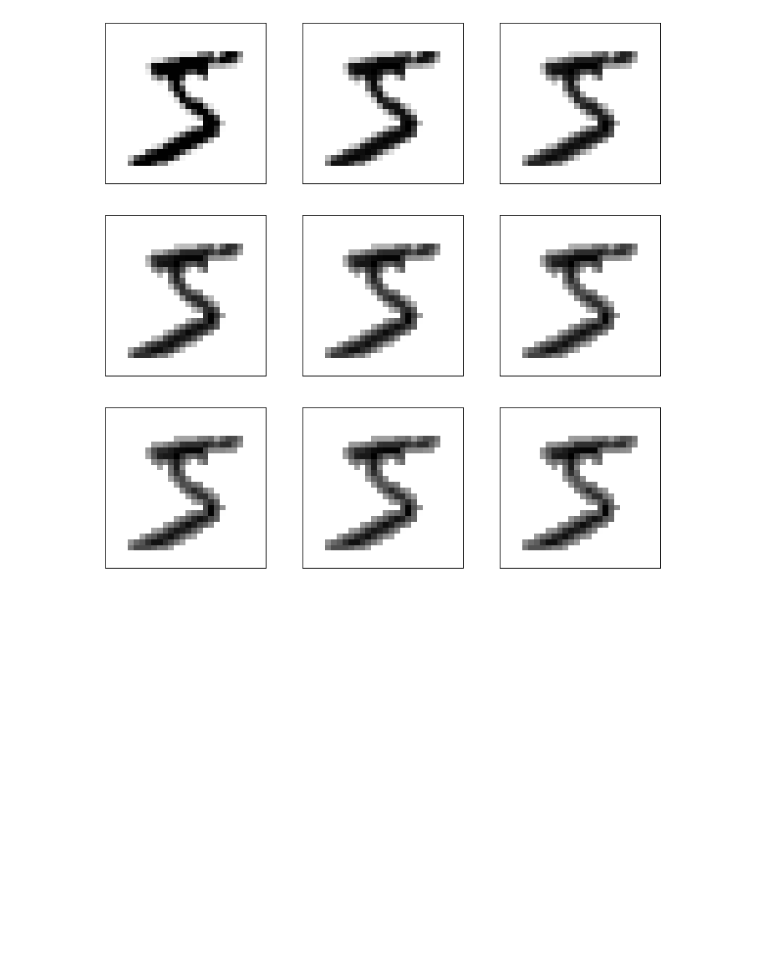
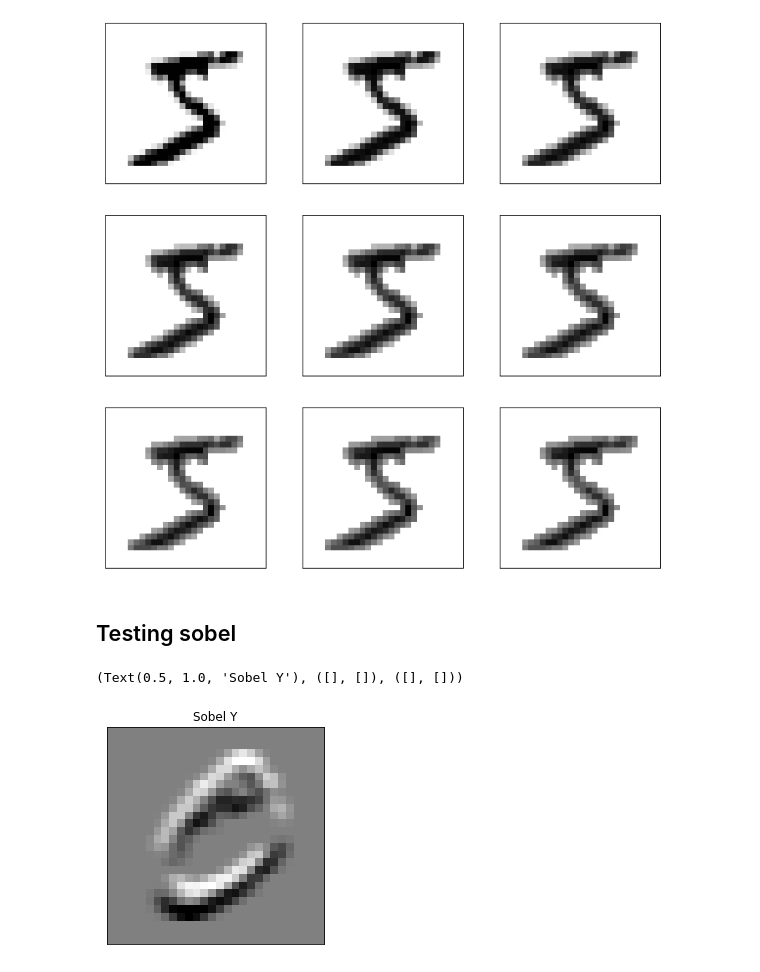
Before and after one commit to emiltj/data-science-exam-2022, a Jupyter notebook: scripts/ds.ipynb, the cells around one changed output. Saved outputs shown, nothing was run; the diff lists cells and outputs as text; code cells hidden in the pictures; blank space fills up the shorter version.

Commit message:
test sobel

```diff
--- a/scripts/ds.ipynb
+++ b/scripts/ds.ipynb
@@ -197,3 +197,15 @@ plt.savefig(os.path.join('output', 'generations_example.png'), transparent = Tru
 plt.show()
 # %% [output]
 [figure]
+# %% [markdown]
+## Testing sobel
+# %%
+img = X[1]
+
+sobely = cv2.Sobel(img,cv2.CV_64F,0,1,ksize=3)
+
+plt.subplot(1,1,1),plt.imshow(sobely,cmap = 'gray')
+plt.title('Sobel Y'), plt.xticks([]), plt.yticks([])
+# %% [output]
+(Text(0.5, 1.0, 'Sobel Y'), ([], []), ([], []))
+[figure, added]
```
